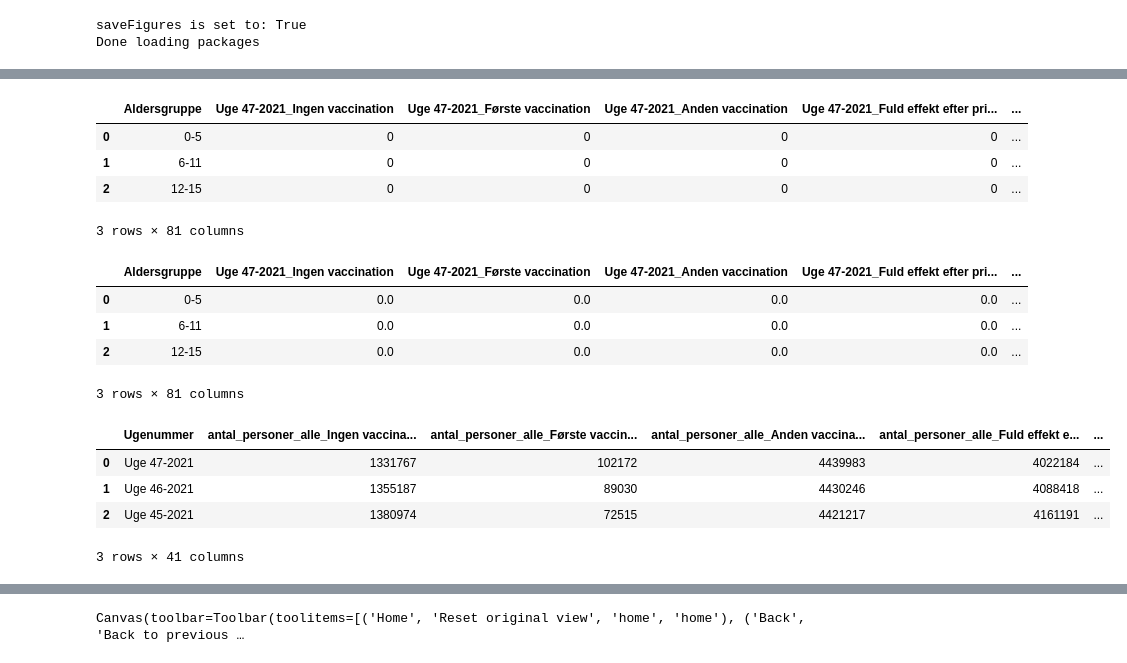
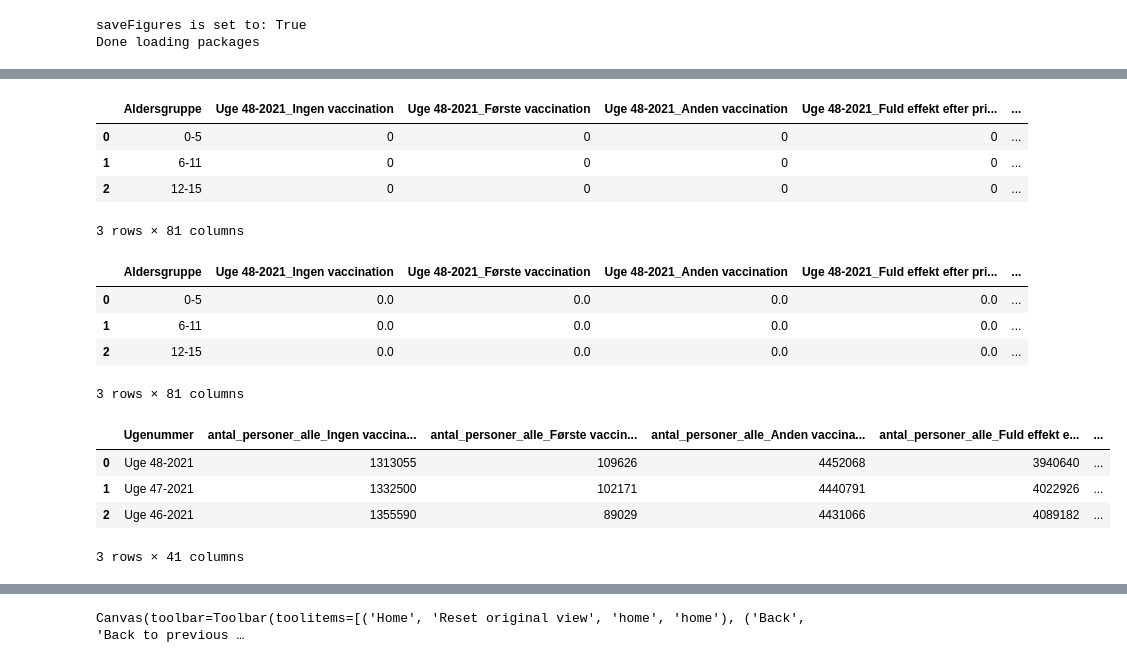
Before and after one commit to PandemiXcenter/PandemiX, a Jupyter notebook: notebooks/BreakthroughDeaths.ipynb, the cells around one changed output, grey strips where cells are left out. Drawn from its saved outputs; the diff is of its cells as text; code cells hidden in the pictures.

Commit message:
Updated data, figures and started making Omikron plots

```diff
--- a/notebooks/BreakthroughDeaths.ipynb
+++ b/notebooks/BreakthroughDeaths.ipynb
@@ -88,37 +70,44 @@ Done loading packages
 # %%
 # Deaths are only available on tuesdays
 # latestsubdir = list(os.walk(path_dash))[0][1][-1]
 # Latest tuesday:
-latestsubdir = 'SSI_data_2021-11-30'
+latestTuesday = '2021-12-07'
+# latestsubdir = 'SSI_data_2021-11-30'
+# latestsubdir = 'SSI_data_2021-12-07'
+latestsubdir = 'SSI_data_'+latestTuesday
 latestdir = path_data + latestsubdir
 latestdir
 
 dfcount = pd.read_csv(latestdir+'/gennembrudsinfektioner_table2_antal_dode.csv',delimiter=';')
 dfinci = pd.read_csv(latestdir+'/gennembrudsinfektioner_table2_incidence_dode.csv',delimiter=';',dtype=str)
 dfmain = pd.read_csv(latestdir+'/gennembrudsinfektioner_table1.csv',delimiter=';')
+
+
+dfHosp = pd.read_csv(rootdir_data+'ssi_dashboard/SSI_dashboard_'+latestTuesday+'/Gennembruds_DB/06_nyindlagte_pr_vaccinationsstatus_pr_aldersgrp_pr_uge.csv',delimiter=';',encoding='latin1')
 
 # Change commas to periods and parse to float
 for col in dfinci.columns[1:]:
     dfinci[col] = dfinci[col].str.replace(',','.').astype(float)
 
 # dfmain['Bekræftede tilfælde pr. 100.000'] = pd.to_numeric(dfmain['Bekræftede tilfælde pr. 100.000'].str.replace(',','.'))
 # dfcount
 display(dfcount.head(3))
 display(dfinci.head(3))
 display(dfmain.head(3))
+# dfHosp
 # %% [output]
-|  | Aldersgruppe | Uge 47-2021_Ingen vaccination | Uge 47-2021_Første vaccination | Uge 47-2021_Anden vaccination | Uge 47-2021_Fuld effekt efter pri... | ... |
+|  | Aldersgruppe | Uge 48-2021_Ingen vaccination | Uge 48-2021_Første vaccination | Uge 48-2021_Anden vaccination | Uge 48-2021_Fuld effekt efter pri... | ... |
 | 0 | 0-5 | 0 | 0 | 0 | 0 | ... |
 | 1 | 6-11 | 0 | 0 | 0 | 0 | ... |
 | 2 | 12-15 | 0 | 0 | 0 | 0 | ... |
 3 rows × 81 columns
-|  | Aldersgruppe | Uge 47-2021_Ingen vaccination | Uge 47-2021_Første vaccination | Uge 47-2021_Anden vaccination | Uge 47-2021_Fuld effekt efter pri... | ... |
+|  | Aldersgruppe | Uge 48-2021_Ingen vaccination | Uge 48-2021_Første vaccination | Uge 48-2021_Anden vaccination | Uge 48-2021_Fuld effekt efter pri... | ... |
 | 0 | 0-5 | 0.0 | 0.0 | 0.0 | 0.0 | ... |
 | 1 | 6-11 | 0.0 | 0.0 | 0.0 | 0.0 | ... |
 | 2 | 12-15 | 0.0 | 0.0 | 0.0 | 0.0 | ... |
 3 rows × 81 columns
 |  | Ugenummer | antal_personer_alle_Ingen vaccina... | antal_personer_alle_Første vaccin... | antal_personer_alle_Anden vaccina... | antal_personer_alle_Fuld effekt e... | ... |
-| 0 | Uge 47-2021 | 1331767 | 102172 | 4439983 | 4022184 | ... |
-| 1 | Uge 46-2021 | 1355187 | 89030 | 4430246 | 4088418 | ... |
-| 2 | Uge 45-2021 | 1380974 | 72515 | 4421217 | 4161191 | ... |
+| 0 | Uge 48-2021 | 1313055 | 109626 | 4452068 | 3940640 | ... |
+| 1 | Uge 47-2021 | 1332500 | 102171 | 4440791 | 4022926 | ... |
+| 2 | Uge 46-2021 | 1355590 | 89029 | 4431066 | 4089182 | ... |
 3 rows × 41 columns
```
Also changed, not shown: parts of 15 cells of this notebook, 53 other files.
